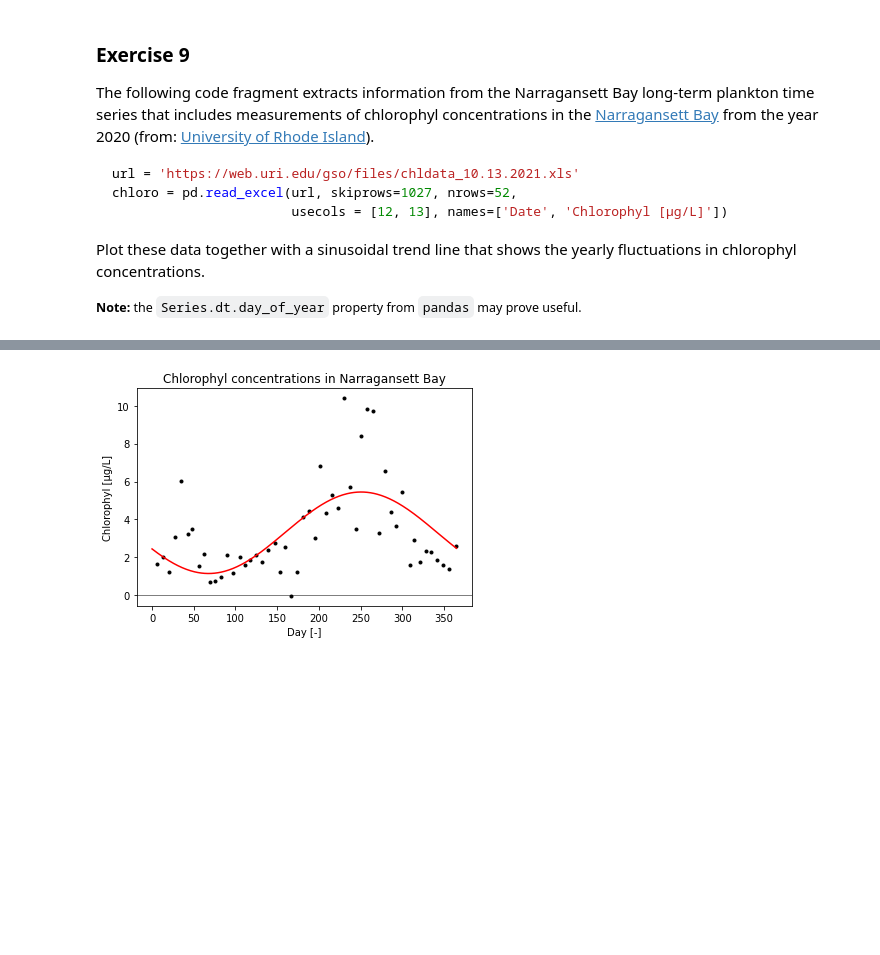
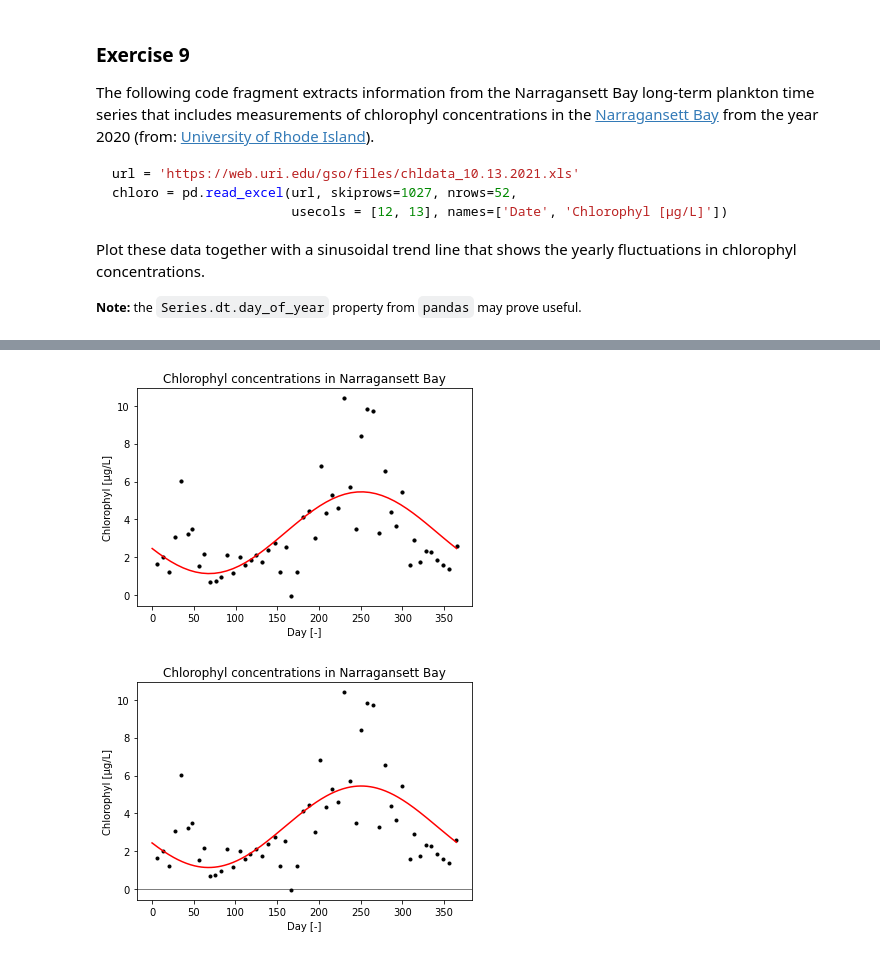
Before and after one commit to ddlatumalea/signal_analysis, a Jupyter notebook: DS1 SignAnal - Lesson 4 (v2021).ipynb, the cells around one changed output, grey strips where cells are left out. Drawn from its saved outputs; the diff is of its cells as text; code cells hidden in the pictures; blank space fills up the shorter version.

```diff
--- a/DS1 SignAnal - Lesson 4 (v2021).ipynb
+++ b/DS1 SignAnal - Lesson 4 (v2021).ipynb
@@ -710,3 +820,8 @@ chloro = pd.read_excel(url, skiprows=1027, nrows=52,
 Plot these data together with a sinusoidal trend line that shows the yearly fluctuations in chlorophyl concentrations.
 
 <small>**Note:** the `Series.dt.day_of_year` property from `pandas` may prove useful.</small>
+# %%
+url = 'https://web.uri.edu/gso/files/chldata_10.13.2021.xls'
+chloro = pd.read_excel(url, skiprows=1027, nrows=52,
+                       usecols = [12, 13], names=['Date', 'Chlorophyl [μg/L]'])
+chloro.head()
@@ -713,3 +835,22 @@ Plot these data together with a sinusoidal trend line that shows the yearly fluc
+# %%
+xi = chloro['Date'].dt.day_of_year
+yi = chloro['Chlorophyl [μg/L]']
+
+f = 1/365
+
+x = np.linspace(0, 365)
+y = trig_curvefit(xi, yi, x, f)
+
+plt.scatter(xi, yi, color='black', s=10)
+plt.plot(x, y, '-', color='red')
+
+plt.title('Chlorophyl concentrations in Narragansett Bay')
+plt.xlabel('Day [-]')
+plt.ylabel('Chlorophyl [μg/L]')
+
+plt.show()
+# %% [output]
+[figure, added]
 # %%
 # %% [output]
 [figure]
```
Also changed, not shown: parts of 6 cells of this notebook.
